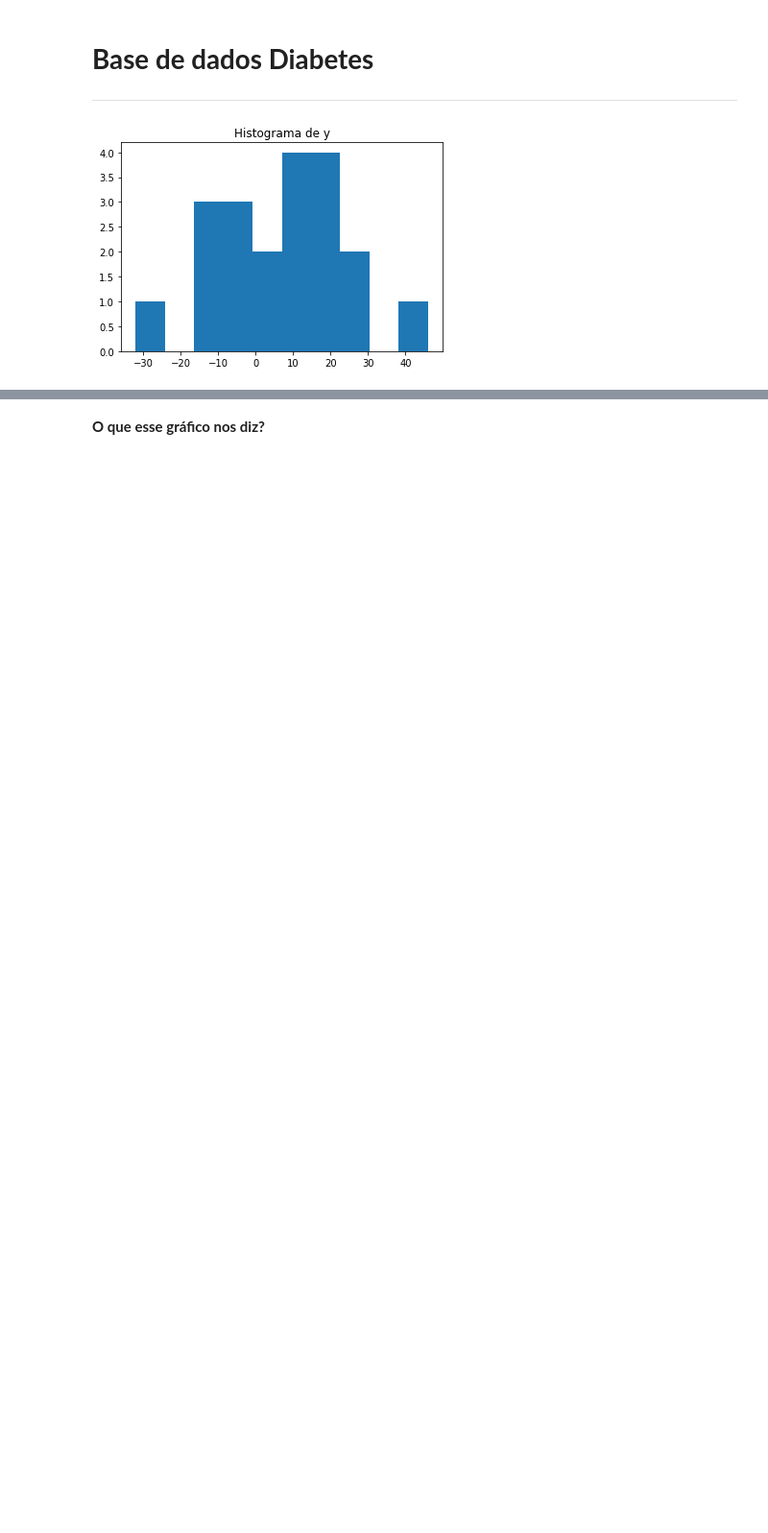
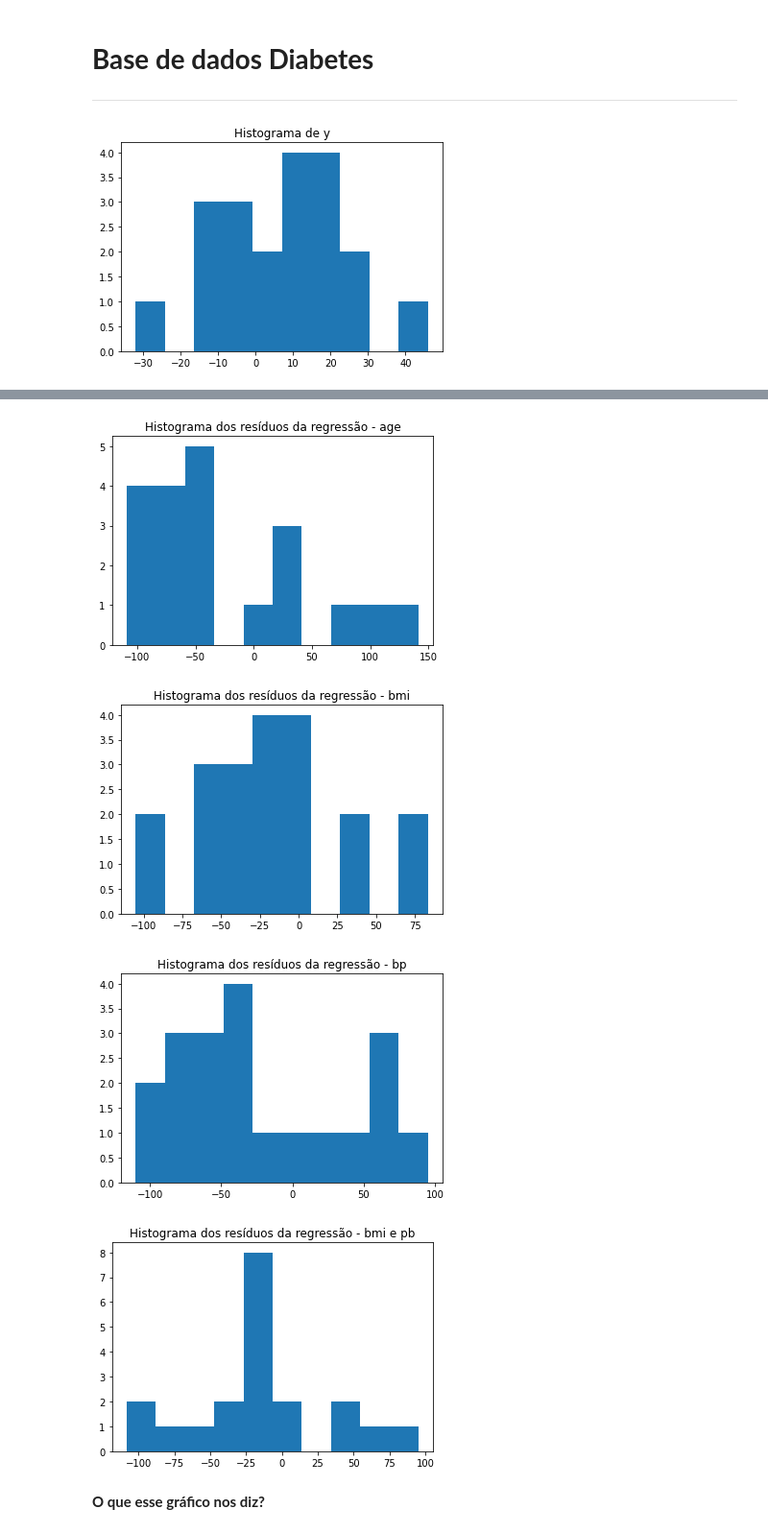
Before and after one commit to thgemanuel/Exercicio-3-Topicos-em-Inteligencia-Computacional, a Jupyter notebook: Ajuste_do_modelo_de_RL.ipynb, the cells around one changed output, grey strips where cells are left out. Shown at 96% size. Cells and saved outputs as stored; diff of their text form; code cells hidden in the pictures; blank space fills up the shorter version.

```diff
--- a/Ajuste_do_modelo_de_RL.ipynb
+++ b/Ajuste_do_modelo_de_RL.ipynb
@@ -168,2 +88,39 @@ plt.show()
+# %%
+diabetes_y_pred = regr.predict(X_teste)
+
+res = y_teste - diabetes_y_pred.reshape(-1,1)
+
+plt.hist(res)
+plt.title('Histograma dos resíduos da regressão - age')
+plt.show()
+
+# BMI
+diabetes_y_pred_bmi = regr_bmi.predict(X_teste_bmi)
+res_bmi = y_teste - diabetes_y_pred_bmi.reshape(-1,1)
+
+plt.hist(res_bmi)
+plt.title('Histograma dos resíduos da regressão - bmi')
+plt.show()
+
+# BP
+diabetes_y_pred_bp = regr_bp.predict(X_teste_bp)
+res_bp = y_teste - diabetes_y_pred_bp.reshape(-1,1)
+
+plt.hist(res_bp)
+plt.title('Histograma dos resíduos da regressão - bp')
+plt.show()
+
+# BMI_BP
+diabetes_y_pred_bmi_bp = regr_bmi_bp.predict(X_teste_bmi_pb)
+res_bmi_bp = y_teste - diabetes_y_pred_bmi_bp.reshape(-1,1)
+
+plt.hist(res_bmi_bp)
+plt.title('Histograma dos resíduos da regressão - bmi e pb')
+plt.show()
+# %% [output]
+[figure, added]
+[figure, added]
+[figure, added]
+[figure, added]
 # %% [markdown]
 **O que esse gráfico nos diz?**
```
Also changed, not shown: parts of 36 cells of this notebook.
